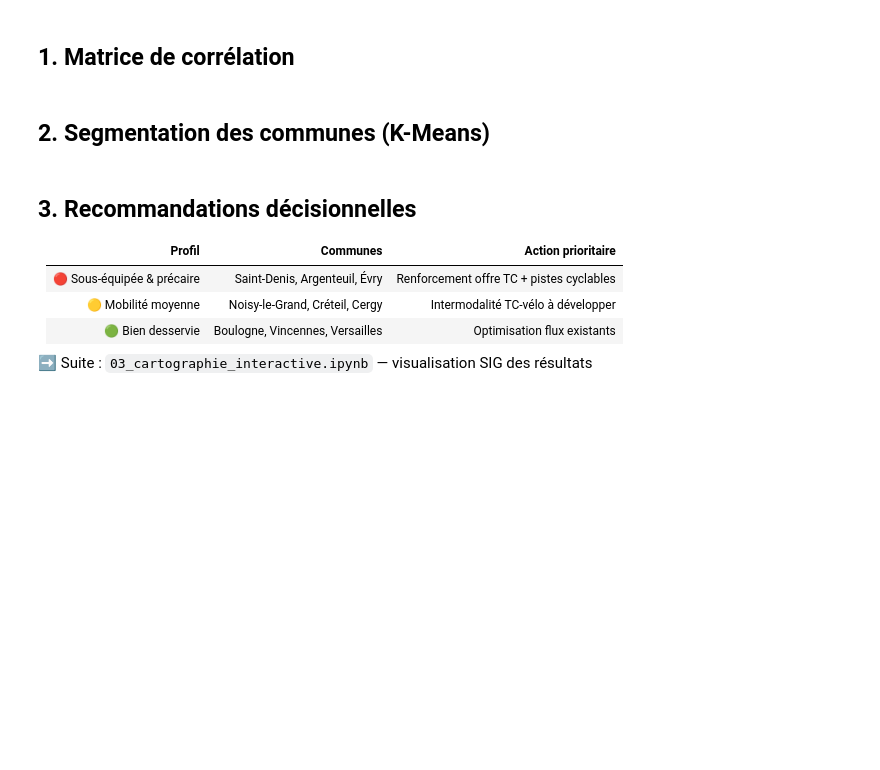
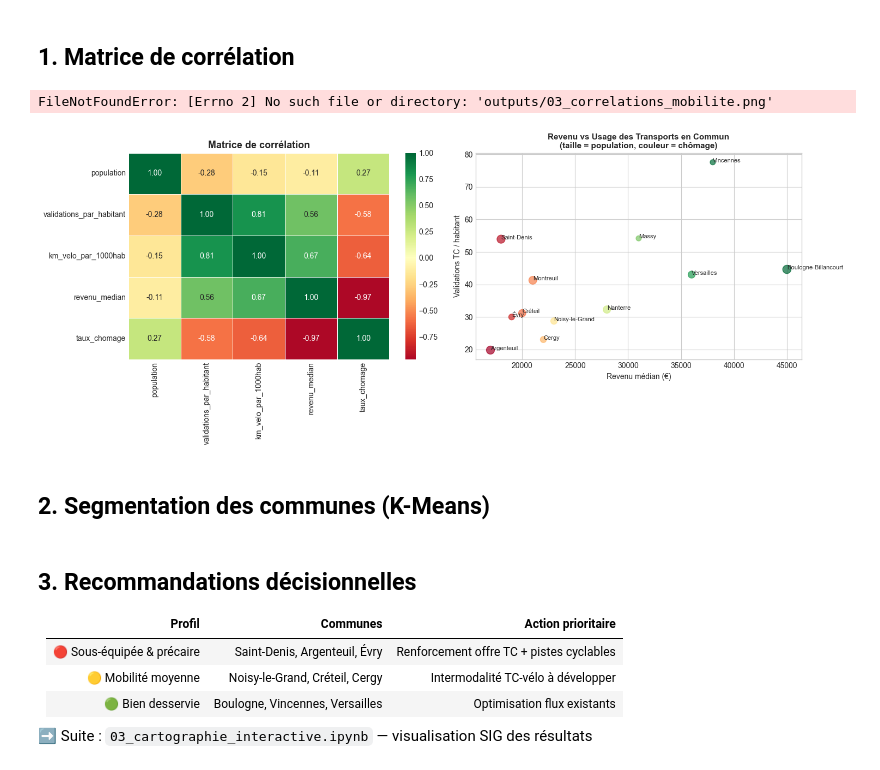
Before and after one commit to Haristocratee/mobilite-urbaine-analyse, a Jupyter notebook: notebooks/02_analyse_flux_mobilite.ipynb, the cells around one changed output. Cells and saved outputs as stored; diff of their text form; code cells hidden in the pictures; blank space fills up the shorter version.

```diff
--- a/notebooks/02_analyse_flux_mobilite.ipynb
+++ b/notebooks/02_analyse_flux_mobilite.ipynb
@@ -38,31 +52,37 @@ print(df[['commune','population','validations_par_habitant','km_velo_par_1000hab
 # %% [markdown]
 ## 1. Matrice de corrélation
 # %%
+import os
+
 fig, axes = plt.subplots(1, 2, figsize=(15, 6))
 
 # Corrélation
 num_cols = ['population','validations_par_habitant','km_velo_par_1000hab',
             'revenu_median','taux_chomage']
 corr = df[num_cols].corr()
 sns.heatmap(corr, annot=True, fmt='.2f', cmap='RdYlGn',
             center=0, ax=axes[0], linewidths=0.5)
 axes[0].set_title('Matrice de corrélation', fontsize=13, fontweight='bold')
 
 # Scatter : revenu vs validations TC
 axes[1].scatter(df['revenu_median'], df['validations_par_habitant'],
                 s=df['population']/1000, alpha=0.7,
                 c=df['taux_chomage'], cmap='RdYlGn_r')
 for _, row in df.iterrows():
     axes[1].annotate(row['commune'], (row['revenu_median'], row['validations_par_habitant']),
                      fontsize=8, ha='left')
 axes[1].set_xlabel('Revenu médian (€)')
 axes[1].set_ylabel('Validations TC / habitant')
 axes[1].set_title('Revenu vs Usage des Transports en Commun\n(taille = population, couleur = chômage)',
                    fontsize=11, fontweight='bold')
 
 plt.tight_layout()
+os.makedirs('outputs', exist_ok=True)
 plt.savefig('outputs/03_correlations_mobilite.png', dpi=150, bbox_inches='tight')
 plt.show()
+# %% [output]
+FileNotFoundError: [Errno 2] No such file or directory: 'outputs/03_correlations_mobilite.png'
+[figure, added]
 # %% [markdown]
 ## 2. Segmentation des communes (K-Means)
 # %%
```
Also changed, not shown: parts of 1 cell of this notebook, 4 other files.
